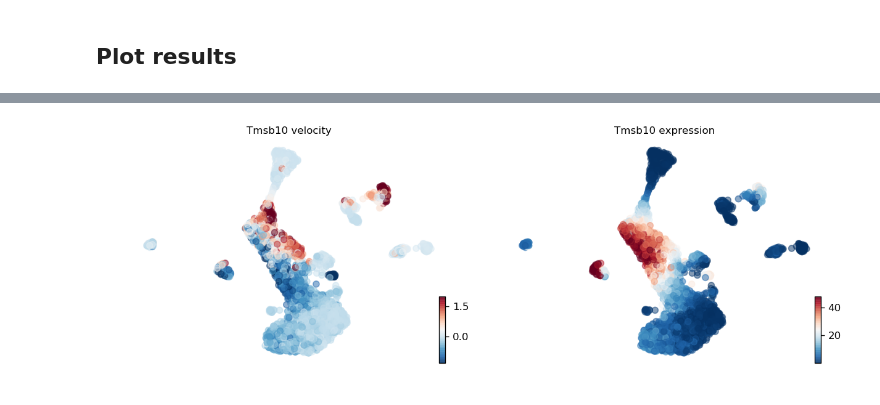
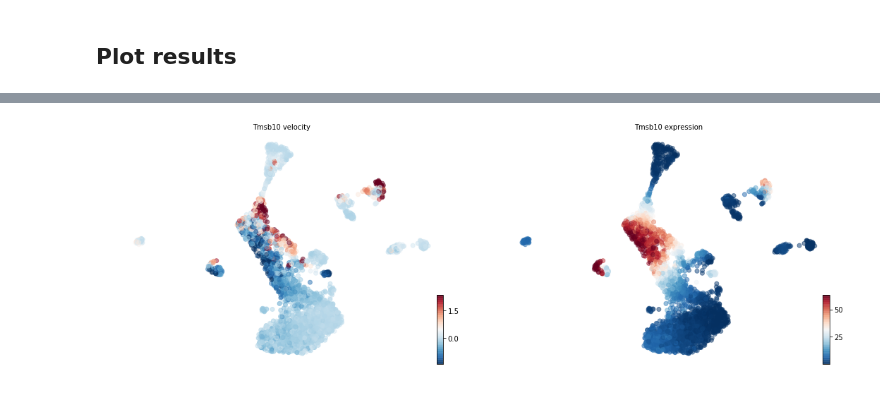
Before and after one commit to theislab/scvelo_notebooks, a Jupyter notebook: DentateGyrus.ipynb, the cells around one changed output, grey strips where cells are left out. Cells and saved outputs as stored; diff of their text form; code cells hidden in the pictures.

```diff
--- a/DentateGyrus.ipynb
+++ b/DentateGyrus.ipynb
@@ -126,12 +126,10 @@ scv.pl.velocity(adata, var_names=['Tmsb10', 'Camk2a', 'Snca'], color='louvain')
 # %%
-gs = pl.GridSpec(1,2, pl.figure(None, (12,4), dpi=120))
+gs = pl.GridSpec(1,2, pl.figure(None, (18,6)))
+args = {'basis': 'umap', 'color': 'Tmsb10', 'color_map': 'RdBu_r',
+        'alpha': .5, 'colorbar': True, 'show': False}
 
-scv.pl.scatter(adata, basis='umap', color='Tmsb10', layer='velocity', color_map='RdBu_r', alpha=.5,
-               title='Tmsb10 velocity', colorbar=True, show=False, ax=pl.subplot(gs[0]))
-
-scv.pl.scatter(adata, basis='umap', color='Tmsb10', layer='Ms', color_map='RdBu_r', alpha=.5,
-               title='Tmsb10 expression', colorbar=True, show=False, ax=pl.subplot(gs[1]))
-
+scv.pl.scatter(adata, layer='velocity', title='Tmsb10 velocity', ax=pl.subplot(gs[0]), **args)
+scv.pl.scatter(adata, layer='Ms', title='Tmsb10 expression', ax=pl.subplot(gs[1]), **args)
 pl.show()
 # %% [output]
-[figure, old version]
+[figure, new version]
```
Also changed, not shown: parts of 8 cells of this notebook.
